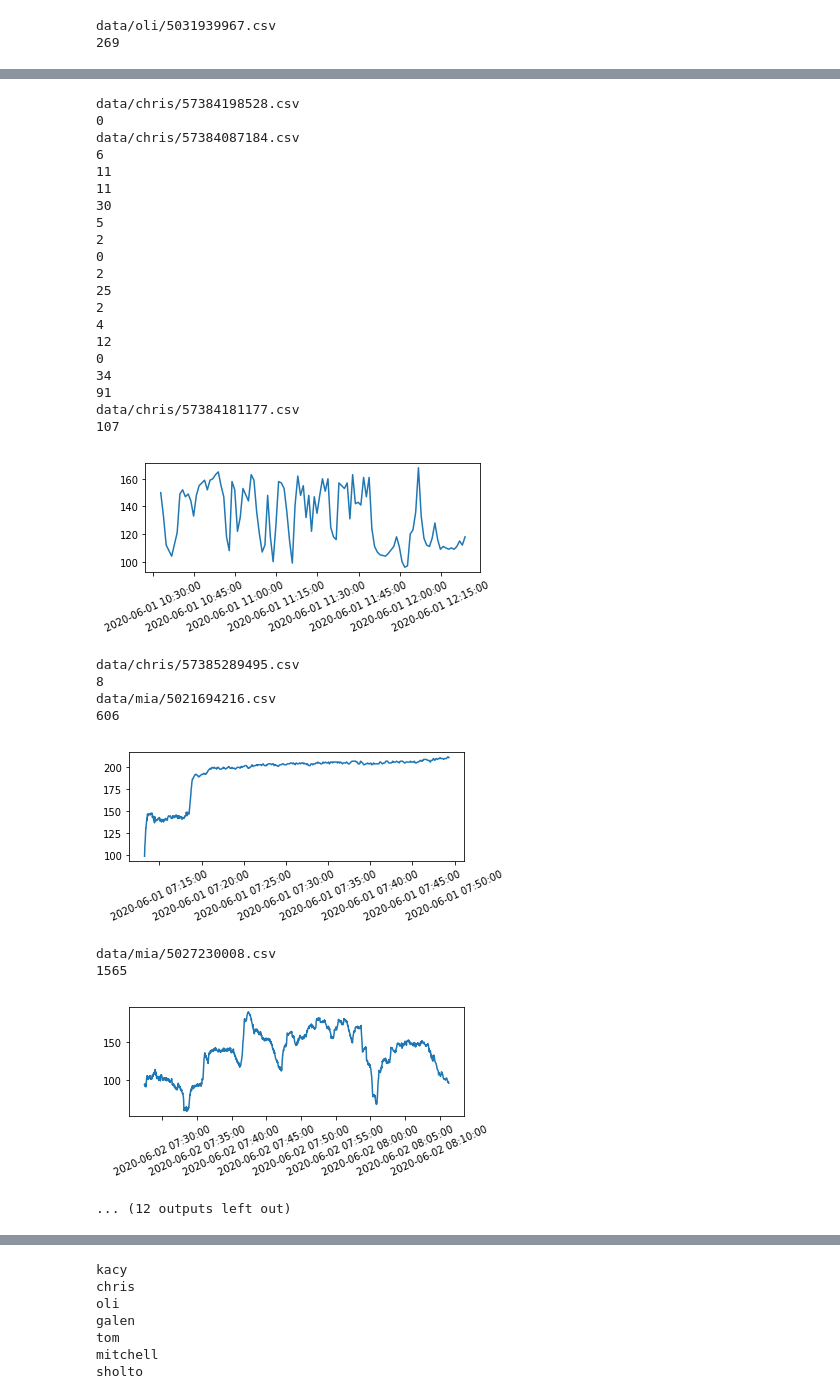
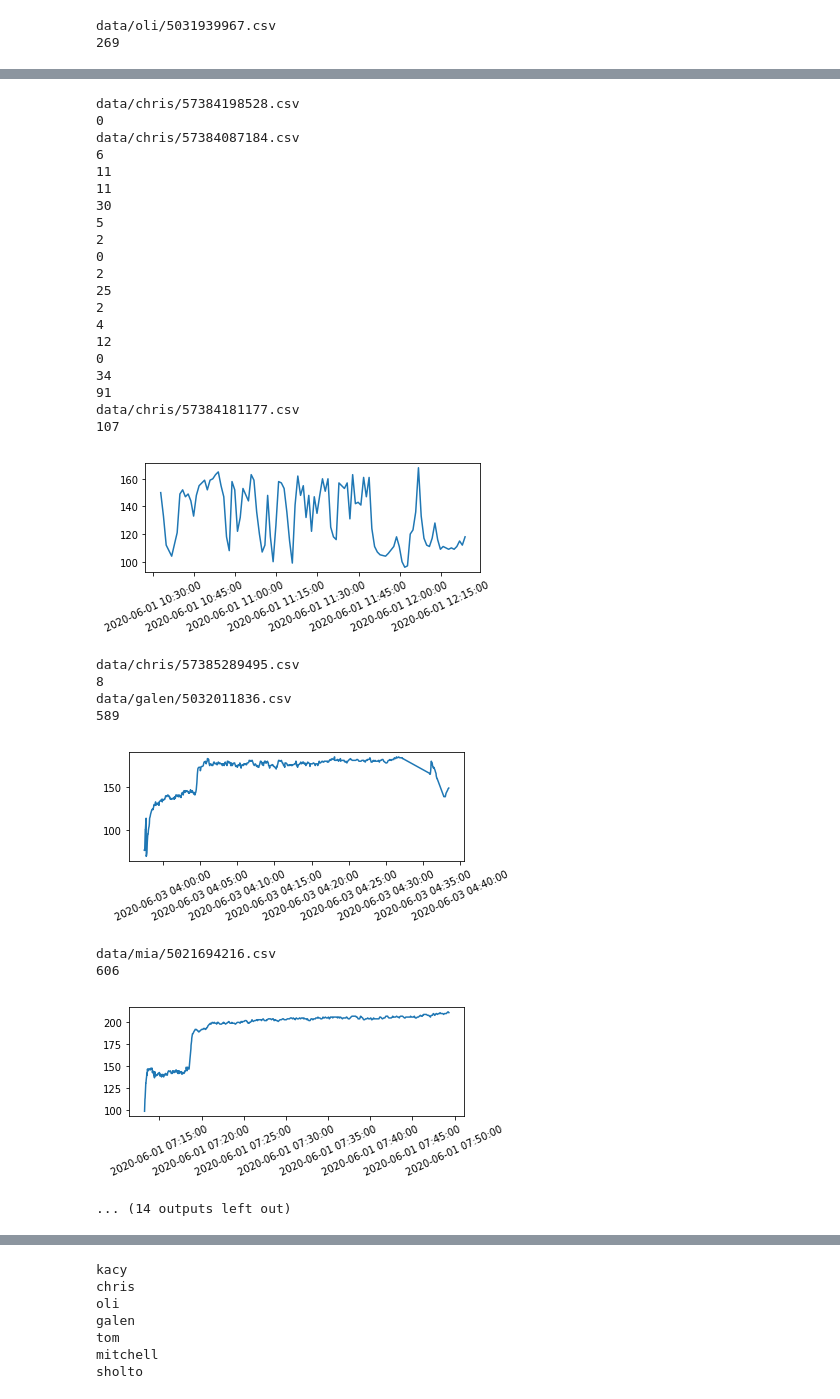
Before and after one commit to sholtodouglas/heartRateChallenge, a Jupyter notebook: parsing.ipynb, the cells around one changed output, grey strips where cells are left out. Saved outputs shown, nothing was run; the diff lists cells and outputs as text; code cells hidden in the pictures.

```diff
--- a/parsing.ipynb
+++ b/parsing.ipynb
@@ -192,7 +197,7 @@ class friend:
     def __str__(self):
         return str(self.__class__) + ": " + str(self.__dict__)
 # %%
-friends = [friend('kacy', 60), friend('chris', 60), friend('oli', 48), friend('galen', 60), friend('tom ', 60), friend('mia', 56), friend('mitchell', 60), friend('sholto', 56)]
+friends = [friend('kacy', 60), friend('chris', 60), friend('oli', 48), friend('mia', 56), friend('sholto', 56), friend('galen', 57)]
 
 files = glob.glob("data/**/*") # = os.listdir(os.getcwd()+'/data')
 
@@ -226,40 +231,40 @@ data/oli/5031939967.csv
 [figure]
 data/chris/57384080081.csv
 25
 data/chris/57384097266.csv
 41
 363
 [figure]
 data/chris/57384198528.csv
 0
 data/chris/57384087184.csv
 6
 11
 11
 30
 5
 2
 0
 2
 25
 2
 4
 12
 0
 34
 91
 data/chris/57384181177.csv
 107
 [figure]
 data/chris/57385289495.csv
 8
-data/mia/5021694216.csv
-606
+data/galen/5032011836.csv
+589
-[figure, old version]
+[figure, new version]
-data/mia/5027230008.csv
-1565
+data/mia/5021694216.csv
+606
-[figure, old version]
+[figure, new version]
-... (12 outputs left out)
+... (14 outputs left out)
 # %%
 from tempfile import mkstemp
 from shutil import move, copymode
```
Also changed, not shown: parts of 2 cells of this notebook, 4 other files.
